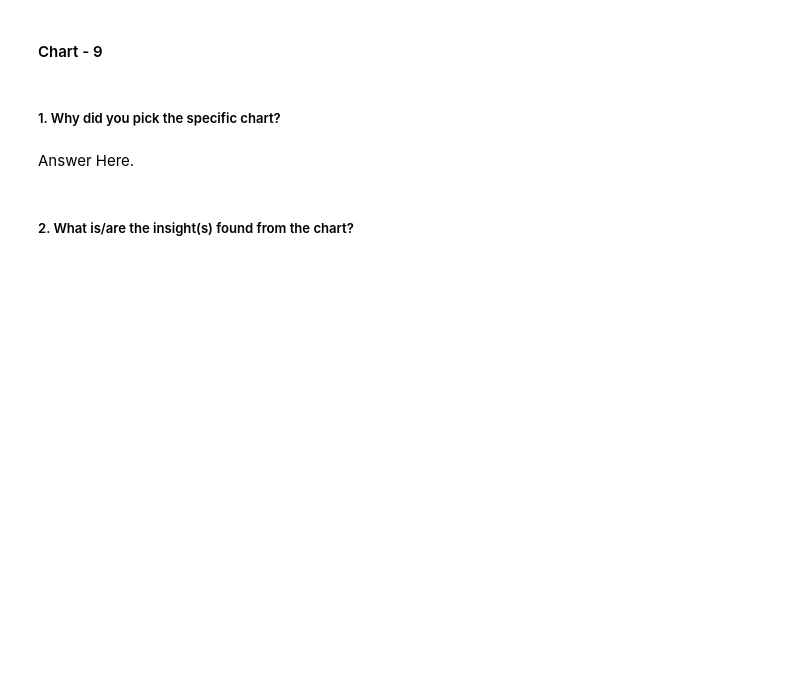
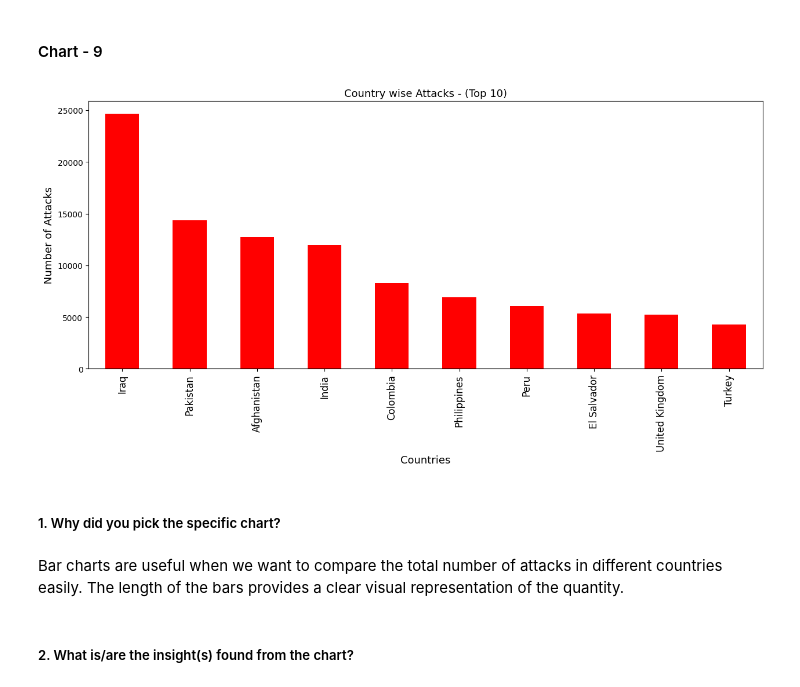
Before and after one commit to Amrit007-droid/Global-Terrorism-Dataset-EDA-, a Jupyter notebook: Global_Terrorism_Dataset_EDA_submission_.ipynb, the cells around one changed output. Drawn from its saved outputs; the diff is of its cells as text; code cells hidden in the pictures; blank space fills up the shorter version.

```diff
--- a/Global_Terrorism_Dataset_EDA_submission_.ipynb
+++ b/Global_Terrorism_Dataset_EDA_submission_.ipynb
@@ -806,0 +881,3 @@ Answer Here
+# %%
+ct=df["Country"].value_counts().head(10)
+ct
@@ -811,7 +898,17 @@ Answer Here
+# %%
+# Chart - 9 visualization code
+ct.plot(kind="bar",color="red",figsize=(15,6))
+plt.title("Country wise Attacks - (Top 10)",fontsize=13)
+plt.xlabel("Countries",fontsize=13)
+plt.xticks(fontsize=12)
+plt.ylabel("Number of Attacks",fontsize=13)
+plt.show()
+# %% [output]
+[figure, added]
 # %% [markdown]
 ##### 1. Why did you pick the specific chart?
-# %% [markdown]
-Answer Here.
+# %% [markdown]
+Bar charts are useful when we want to compare the total number of attacks in different countries easily. The length of the bars provides a clear visual representation of the quantity.
 # %% [markdown]
 ##### 2. What is/are the insight(s) found from the chart?
 # %% [markdown]
```
Also changed, not shown: parts of 16 cells of this notebook.
